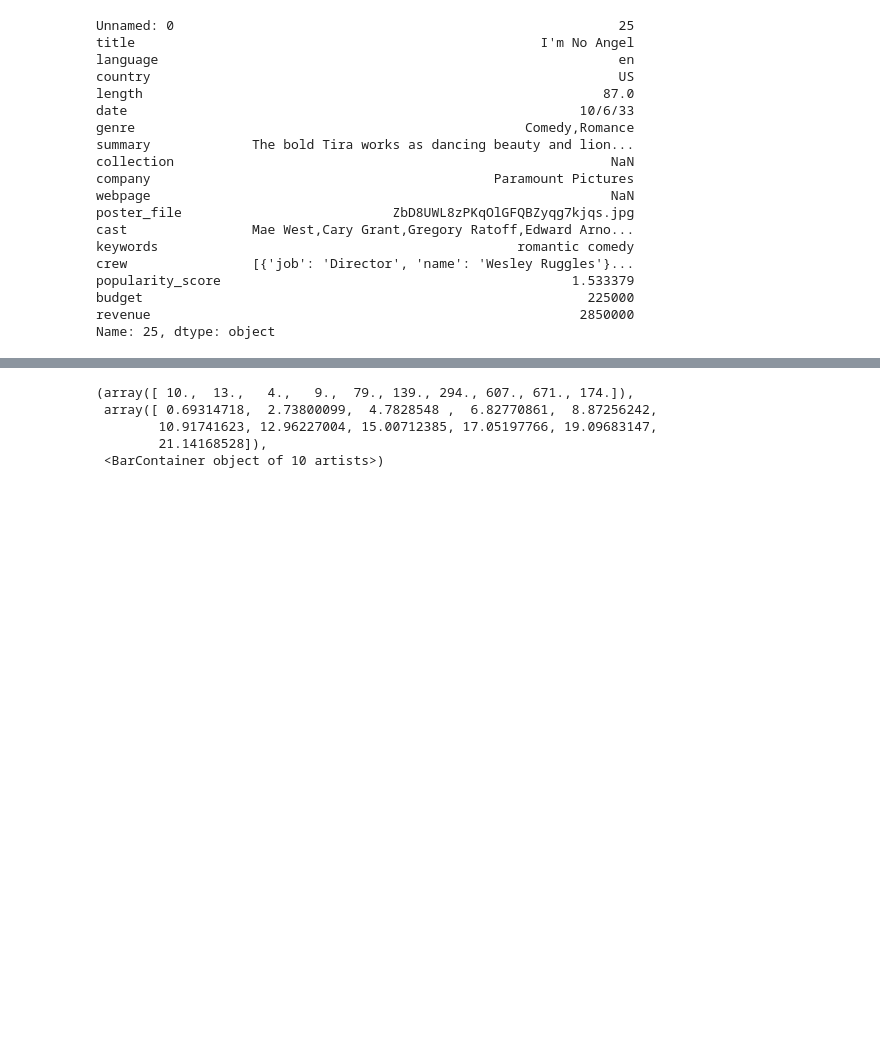
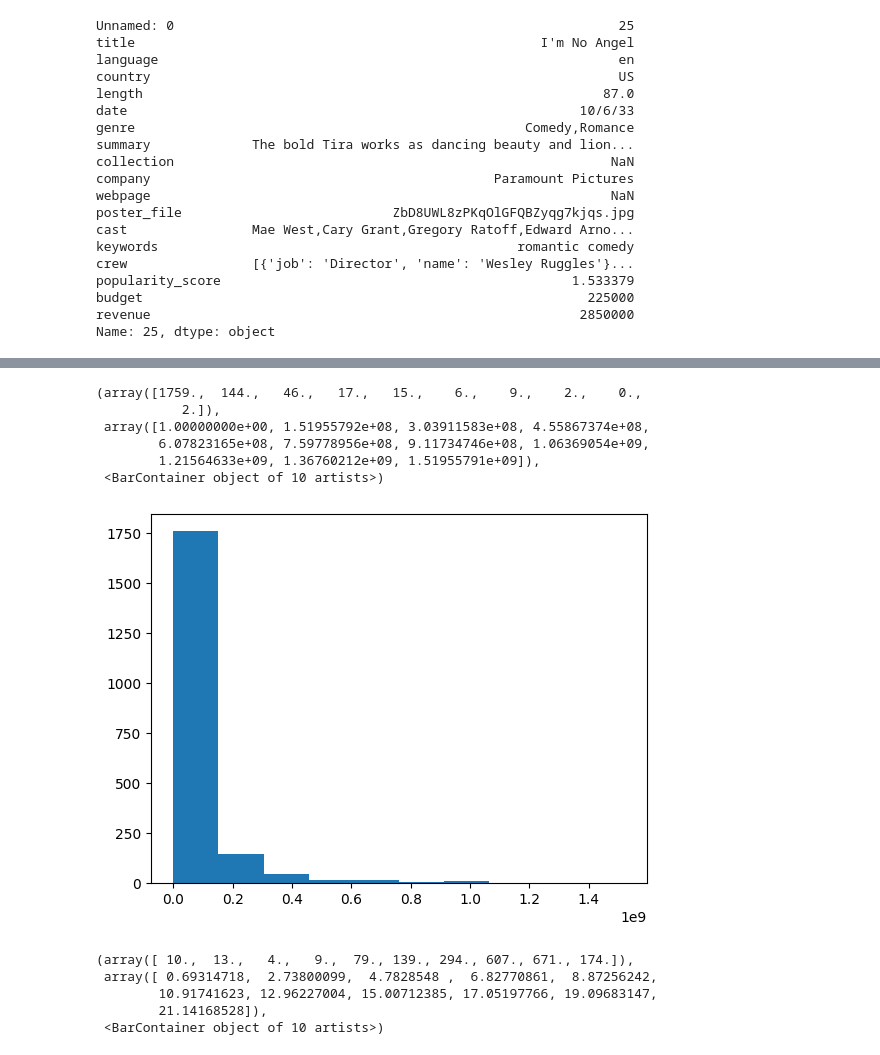
Before and after one commit to Nath-17/Movie-revenue-prediction, a Jupyter notebook: First.ipynb, the cells around one changed output, grey strips where cells are left out. Drawn from its saved outputs; the diff is of its cells as text; code cells hidden in the pictures; blank space fills up the shorter version.

```diff
--- a/First.ipynb
+++ b/First.ipynb
@@ -39,3 +63,14 @@ Name: 25, dtype: object
+# %%
+initial_data["log_revenue"] = np.log(initial_data["revenue"]+1)
+plt.hist(initial_data['revenue'])
+# %% [output]
+(array([1759.,  144.,   46.,   17.,   15.,    6.,    9.,    2.,    0.,
+           2.]),
+ array([1.00000000e+00, 1.51955792e+08, 3.03911583e+08, 4.55867374e+08,
+        6.07823165e+08, 7.59778956e+08, 9.11734746e+08, 1.06369054e+09,
+        1.21564633e+09, 1.36760212e+09, 1.51955791e+09]),
+ <BarContainer object of 10 artists>)
+[figure, added]
 # %%
 initial_data["log_revenue"] = np.log(initial_data["revenue"]+1)
 plt.hist(initial_data['log_revenue'])
```
Also changed, not shown: parts of 8 cells of this notebook, 2 other files.
